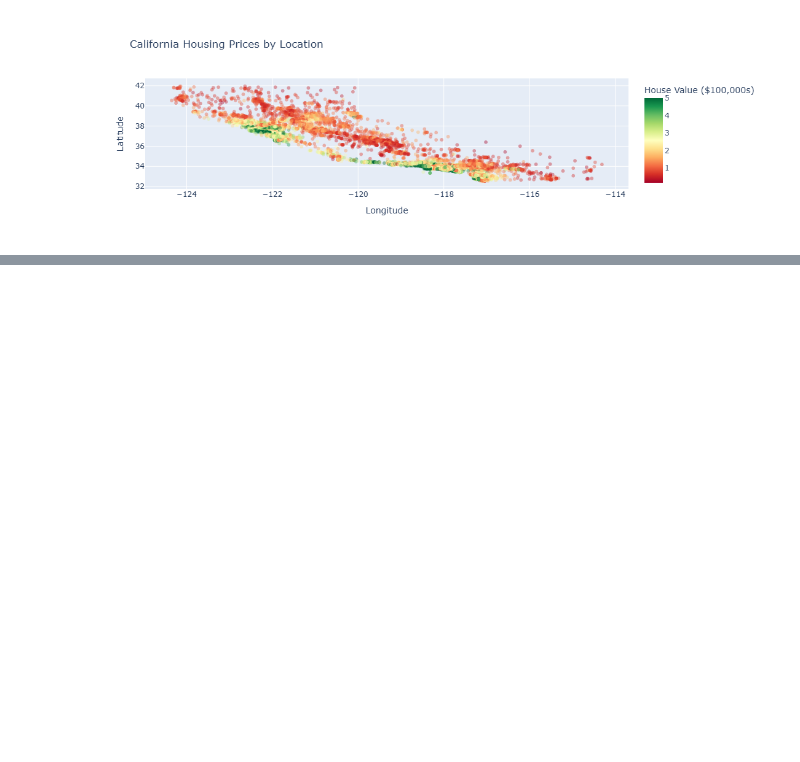
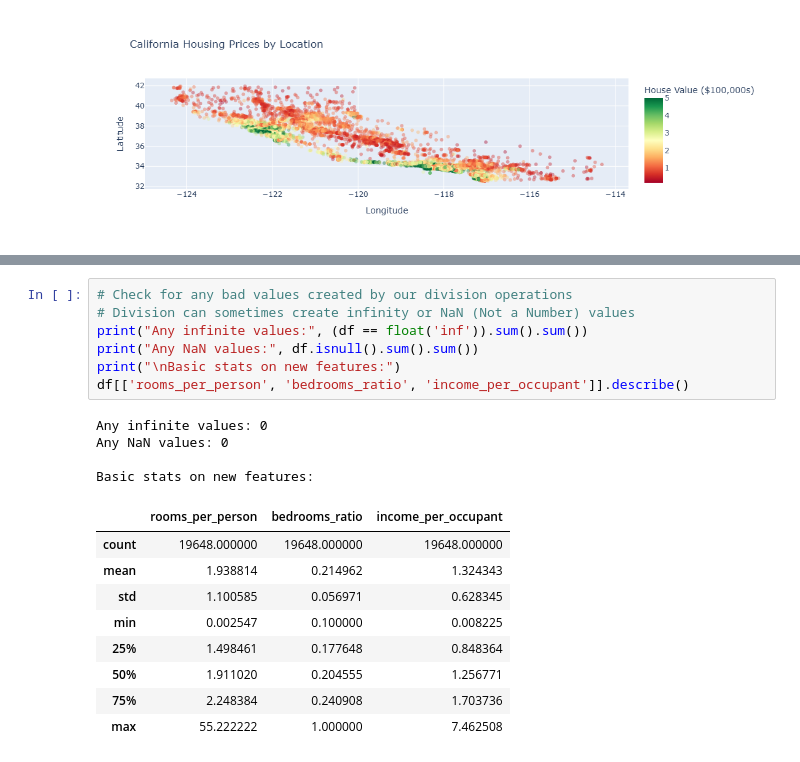
Before and after one commit to Navin1114-collab/california-housing-ml, a Jupyter notebook: EDA.ipynb, the cells around one changed output, grey strips where cells are left out. Cells and saved outputs as stored; diff of their text form; blank space fills up the shorter version.

```diff
--- a/EDA.ipynb
+++ b/EDA.ipynb
@@ -125,0 +169,21 @@ fig.show()
+# %%
+# Check for any bad values created by our division operations
+# Division can sometimes create infinity or NaN (Not a Number) values
+print("Any infinite values:", (df == float('inf')).sum().sum())
+print("Any NaN values:", df.isnull().sum().sum())
+print("\nBasic stats on new features:")
+df[['rooms_per_person', 'bedrooms_ratio', 'income_per_occupant']].describe()
+# %% [output]
+Any infinite values: 0
+Any NaN values: 0
+
+Basic stats on new features:
+|  | rooms_per_person | bedrooms_ratio | income_per_occupant |
+| count | 19648.000000 | 19648.000000 | 19648.000000 |
+| mean | 1.938814 | 0.214962 | 1.324343 |
+| std | 1.100585 | 0.056971 | 0.628345 |
+| min | 0.002547 | 0.100000 | 0.008225 |
+| 25% | 1.498461 | 0.177648 | 0.848364 |
+| 50% | 1.911020 | 0.204555 | 1.256771 |
+| 75% | 2.248384 | 0.240908 | 1.703736 |
+| max | 55.222222 | 1.000000 | 7.462508 |
```
Also changed, not shown: parts of 6 cells of this notebook.
